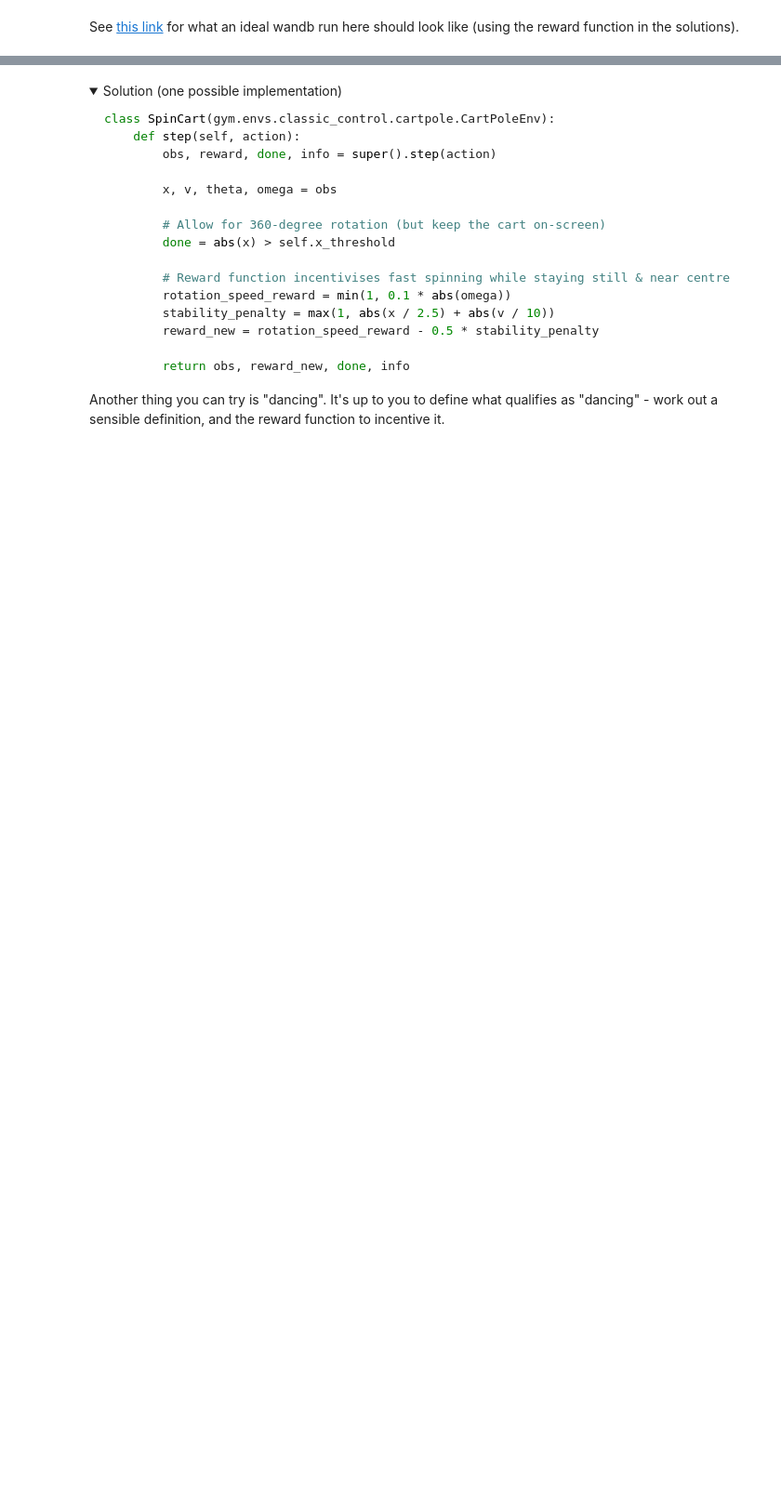
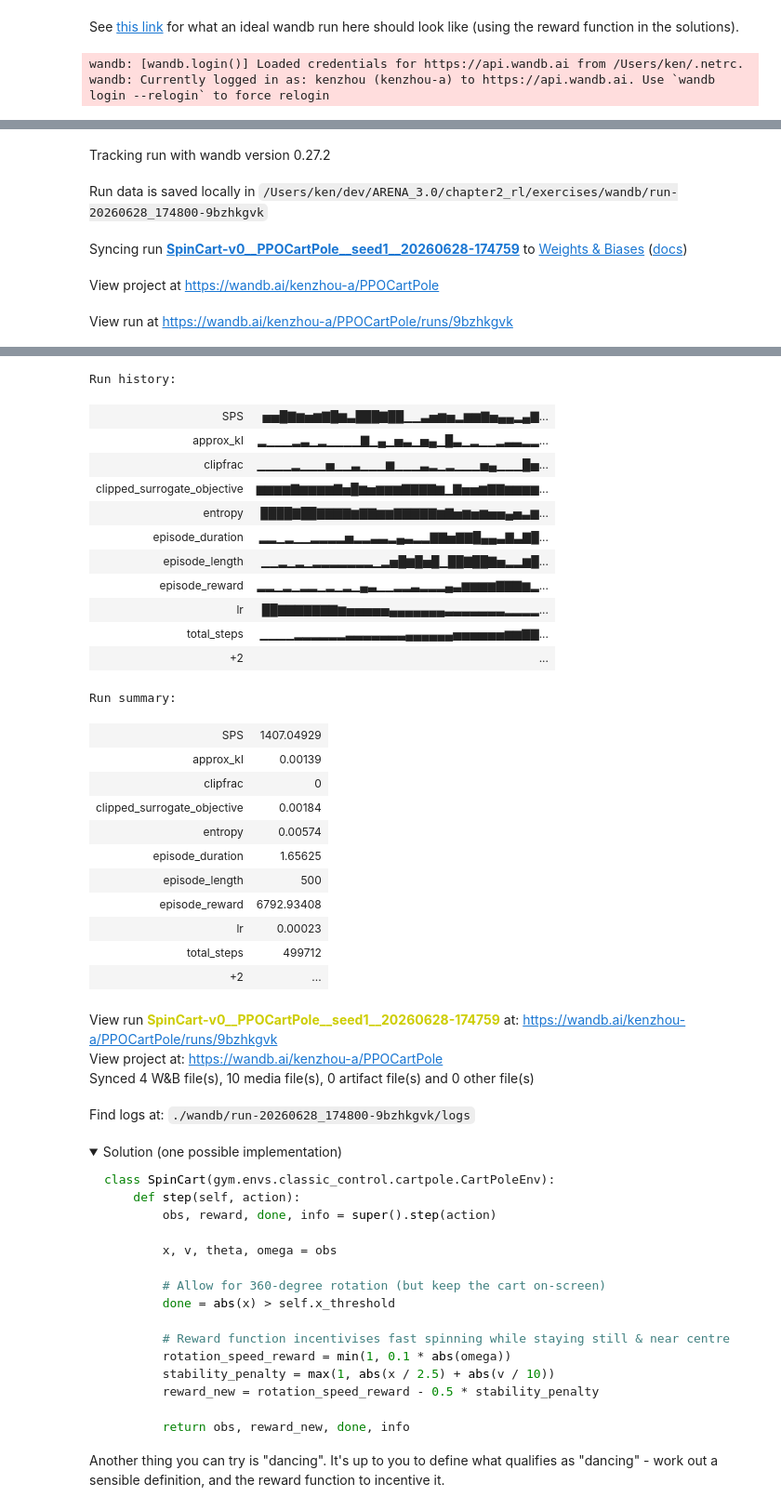
Before and after one commit to notken12/ARENA_3.0, a Jupyter notebook: chapter2_rl/exercises/part3_ppo/2.3_PPO_exercises copy.ipynb, the cells around one changed output, grey strips where cells are left out. Shown at 93% size. Drawn from its saved outputs; the diff is of its cells as text; code cells hidden in the pictures; folded sections open; blank space fills up the shorter version.

Commit message:
dancing cart

```diff
--- a/chapter2_rl/exercises/part3_ppo/2.3_PPO_exercises copy.ipynb
+++ b/chapter2_rl/exercises/part3_ppo/2.3_PPO_exercises copy.ipynb
@@ -1882,10 +1878,15 @@ class PPOTrainer:
 
                 self.learning_phase()
 
+        except KeyboardInterrupt:
+            print("Training interrupted, shutting down cleanly.")
+        finally:
             self.envs.close()
-        finally:
             if run:
-                run.finish()
+                try:
+                    run.finish()
+                except (Exception, KeyboardInterrupt):
+                    wandb.teardown()  # service died on interrupt; reset so the next run is clean
 # %% [markdown]
 <details>
 <summary>Solution (simpler, no logging)</summary>
@@ -2295,7 +2257,11 @@ class SpinCart(CartPoleEnv):
     def step(self, action):
         obs, reward, terminated, truncated, info = super().step(action)
 
-        raise NotImplementedError()
+        x, v, theta, omega = obs
+        reward_omega = omega
+        reward_pos = 1 - abs(x / 2.4)
+        reward_new = reward_omega + reward_pos
+        terminated = abs(x) > 2.4
 
         return (obs, reward_new, terminated, truncated, info)
 
@@ -2304,3 +2270,6 @@ gym.envs.registration.register(id="SpinCart-v0", entry_point=SpinCart, max_episo
 args = PPOArgs(env_id="SpinCart-v0", use_wandb=True, video_log_freq=50)
 trainer = PPOTrainer(args)
 trainer.train()
+# %% [output]
+wandb: [wandb.login()] Loaded credentials for https://api.wandb.ai from /Users/ken/.netrc.
+wandb: Currently logged in as: kenzhou (kenzhou-a) to https://api.wandb.ai. Use `wandb login --relogin` to force relogin
@@ -2306,0 +2277,5 @@ trainer.train()
+Tracking run with wandb version 0.27.2
+Run data is saved locally in /Users/ken/dev/ARENA_3.0/chapter2_rl/exercises/wandb/run-20260628_174800-9bzhkgvk
+Syncing run SpinCart-v0__PPOCartPole__seed1__20260628-174759 to Weights & Biases (docs)
+View project at https://wandb.ai/kenzhou-a/PPOCartPole
+View run at https://wandb.ai/kenzhou-a/PPOCartPole/runs/9bzhkgvk
@@ -2307,3 +2283,31 @@ trainer.train()
+Run history:
+| SPS | ▅▅█▇▆▅▆▇█▆▃███▇██▁▁▃▅▆▅▂▆▆▇▅▄▄▂▄▇... |
+| approx_kl | ▂▁▁▁▂▃▁▂▁▁▁▁▇▁▄▁▅▃▁▅▄▁█▃▁▂▁▁▂▃▃▂▂... |
+| clipfrac | ▁▁▁▁▂▁▁▁▅▁▁▃▁▁▁▆▁▁▁▃▂▁▂▁▁▁▅▄▁▁▁█▅... |
+| clipped_surrogate_objective | ▆▆▆▆▇▆▆▆▆▇▅█▆▅▆▆▆▇▇▇▇▆▁▇▅▅▆▇▇▆▆▆▆... |
+| entropy | ████▇██▇▇▇▇▆▇▇▆▆▇▇▇▇▇▆▇▅▆▅▆▅▅▄▅▃▆... |
+| episode_duration | ▂▂▁▂▁▁▂▂▂▂▅▂▂▃▃▂▄▃▂▂▇▇▅▇▇█▄▄▃▇▃▇█... |
+| episode_length | ▁▁▂▁▂▁▂▂▂▂▂▂▂▁▂▅█▆█▅█▁██▇██▇▅▂▂▆█... |
+| episode_reward | ▂▂▁▂▁▂▂▁▂▁▂▁▄▃▁▁▂▂▃▂▂▂▄▃▆▆▆▆▇▇▇▆▂... |
+| lr | ██▇▇▇▇▇▇▇▆▅▅▅▅▅▄▄▄▄▄▄▄▃▃▃▃▃▃▃▂▂▂▂... |
+| total_steps | ▁▁▁▁▂▂▂▂▂▂▃▃▃▃▃▃▃▄▄▄▄▄▄▅▅▅▅▅▅▆▆▇▇... |
+| +2 | ... |
+Run summary:
+| SPS | 1407.04929 |
+| approx_kl | 0.00139 |
+| clipfrac | 0 |
+| clipped_surrogate_objective | 0.00184 |
+| entropy | 0.00574 |
+| episode_duration | 1.65625 |
+| episode_length | 500 |
+| episode_reward | 6792.93408 |
+| lr | 0.00023 |
+| total_steps | 499712 |
+| +2 | ... |
+View run SpinCart-v0__PPOCartPole__seed1__20260628-174759 at: https://wandb.ai/kenzhou-a/PPOCartPole/runs/9bzhkgvk
+View project at: https://wandb.ai/kenzhou-a/PPOCartPole
+Synced 4 W&B file(s), 10 media file(s), 0 artifact file(s) and 0 other file(s)
+Find logs at: ./wandb/run-20260628_174800-9bzhkgvk/logs
 # %% [markdown]
 <details>
 <summary>Solution (one possible implementation)</summary>
```
Also changed, not shown: parts of 8 cells of this notebook.
